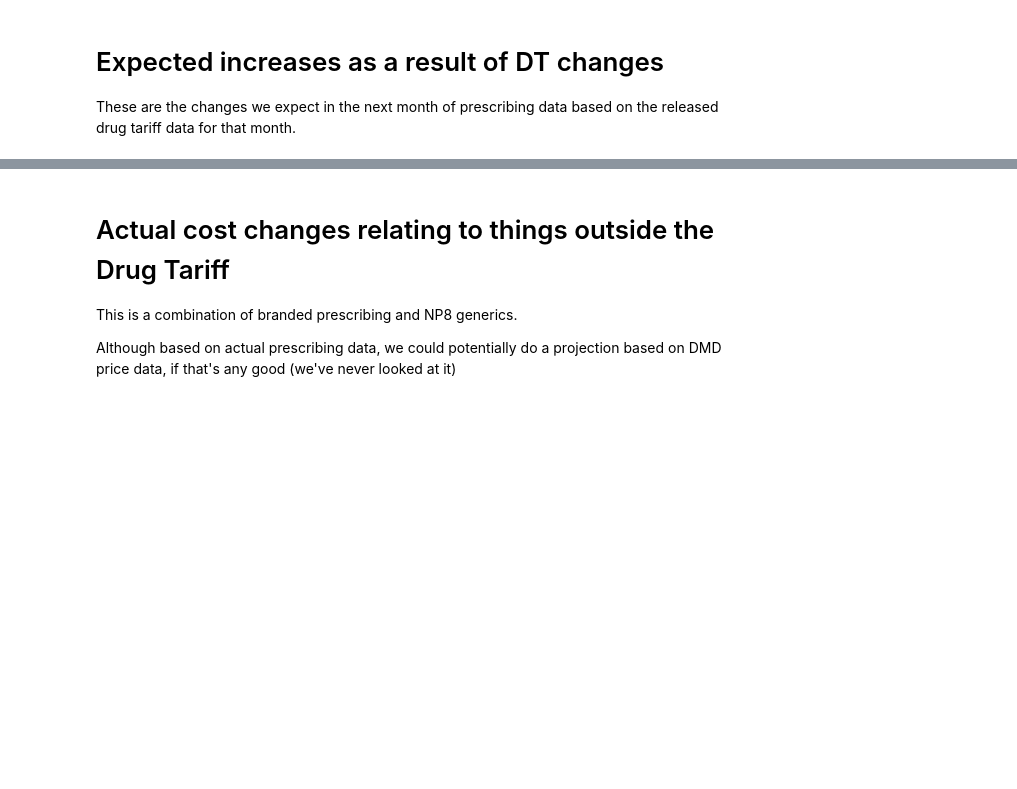
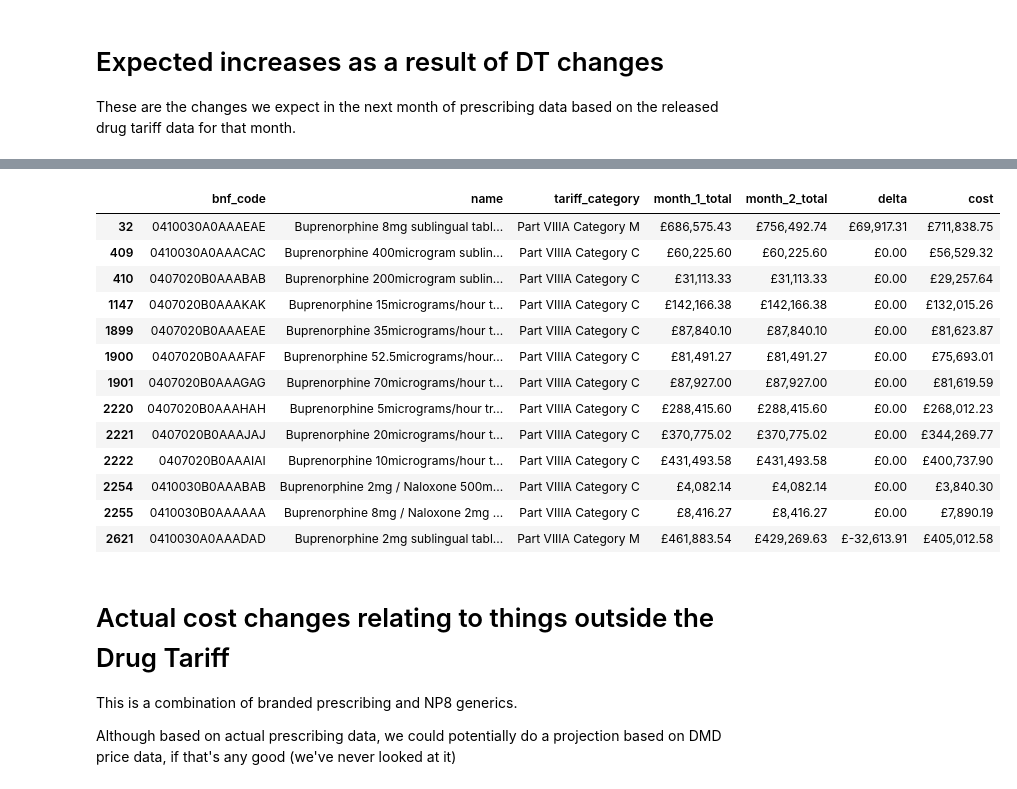
Before and after one commit to ebmdatalab/priceshocks, a Jupyter notebook: notebooks/sketch.ipynb, the cells around one changed output, grey strips where cells are left out. Drawn from its saved outputs; the diff is of its cells as text; code cells hidden in the pictures; blank space fills up the shorter version.

```diff
--- a/notebooks/sketch.ipynb
+++ b/notebooks/sketch.ipynb
@@ -59,3 +59,20 @@ df2.head(10)
+# %%
+df[df.name.str.contains("upren")]
+# %% [output]
+|  | bnf_code | name | tariff_category | month_1_total | month_2_total | delta | cost |
+| 32 | 0410030A0AAAEAE | Buprenorphine 8mg sublingual tabl... | Part VIIIA Category M | £686,575.43 | £756,492.74 | £69,917.31 | £711,838.75 |
+| 409 | 0410030A0AAACAC | Buprenorphine 400microgram sublin... | Part VIIIA Category C | £60,225.60 | £60,225.60 | £0.00 | £56,529.32 |
+| 410 | 0407020B0AAABAB | Buprenorphine 200microgram sublin... | Part VIIIA Category C | £31,113.33 | £31,113.33 | £0.00 | £29,257.64 |
+| 1147 | 0407020B0AAAKAK | Buprenorphine 15micrograms/hour t... | Part VIIIA Category C | £142,166.38 | £142,166.38 | £0.00 | £132,015.26 |
+| 1899 | 0407020B0AAAEAE | Buprenorphine 35micrograms/hour t... | Part VIIIA Category C | £87,840.10 | £87,840.10 | £0.00 | £81,623.87 |
+| 1900 | 0407020B0AAAFAF | Buprenorphine 52.5micrograms/hour... | Part VIIIA Category C | £81,491.27 | £81,491.27 | £0.00 | £75,693.01 |
+| 1901 | 0407020B0AAAGAG | Buprenorphine 70micrograms/hour t... | Part VIIIA Category C | £87,927.00 | £87,927.00 | £0.00 | £81,619.59 |
+| 2220 | 0407020B0AAAHAH | Buprenorphine 5micrograms/hour tr... | Part VIIIA Category C | £288,415.60 | £288,415.60 | £0.00 | £268,012.23 |
+| 2221 | 0407020B0AAAJAJ | Buprenorphine 20micrograms/hour t... | Part VIIIA Category C | £370,775.02 | £370,775.02 | £0.00 | £344,269.77 |
+| 2222 | 0407020B0AAAIAI | Buprenorphine 10micrograms/hour t... | Part VIIIA Category C | £431,493.58 | £431,493.58 | £0.00 | £400,737.90 |
+| 2254 | 0410030B0AAABAB | Buprenorphine 2mg / Naloxone 500m... | Part VIIIA Category C | £4,082.14 | £4,082.14 | £0.00 | £3,840.30 |
+| 2255 | 0410030B0AAAAAA | Buprenorphine 8mg / Naloxone 2mg ... | Part VIIIA Category C | £8,416.27 | £8,416.27 | £0.00 | £7,890.19 |
+| 2621 | 0410030A0AAADAD | Buprenorphine 2mg sublingual tabl... | Part VIIIA Category M | £461,883.54 | £429,269.63 | £-32,613.91 | £405,012.58 |
 # %% [markdown]
 # Actual cost changes relating to things outside the Drug Tariff
 
```
Also changed, not shown: parts of 5 cells of this notebook, 2 other files.
